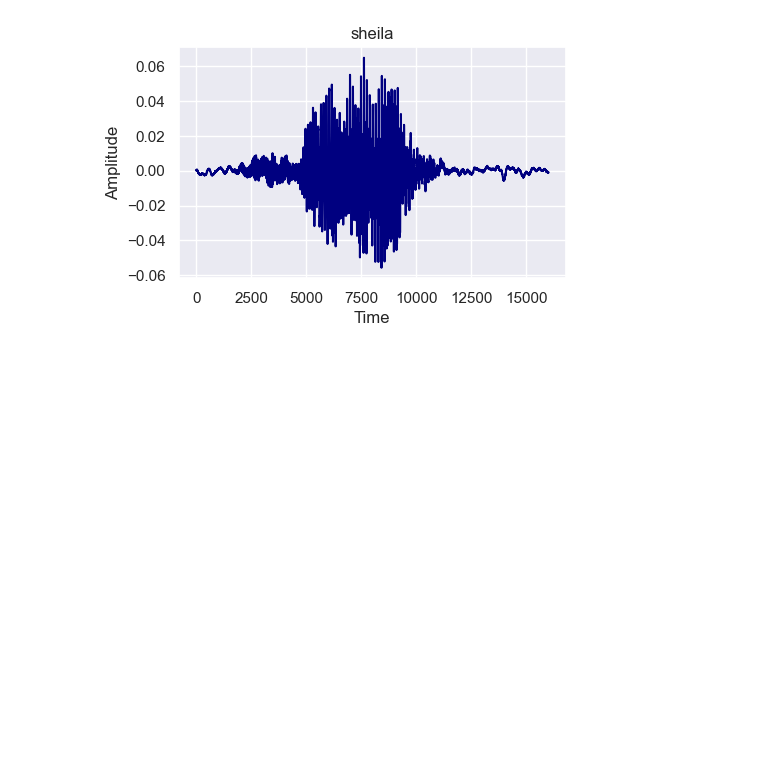
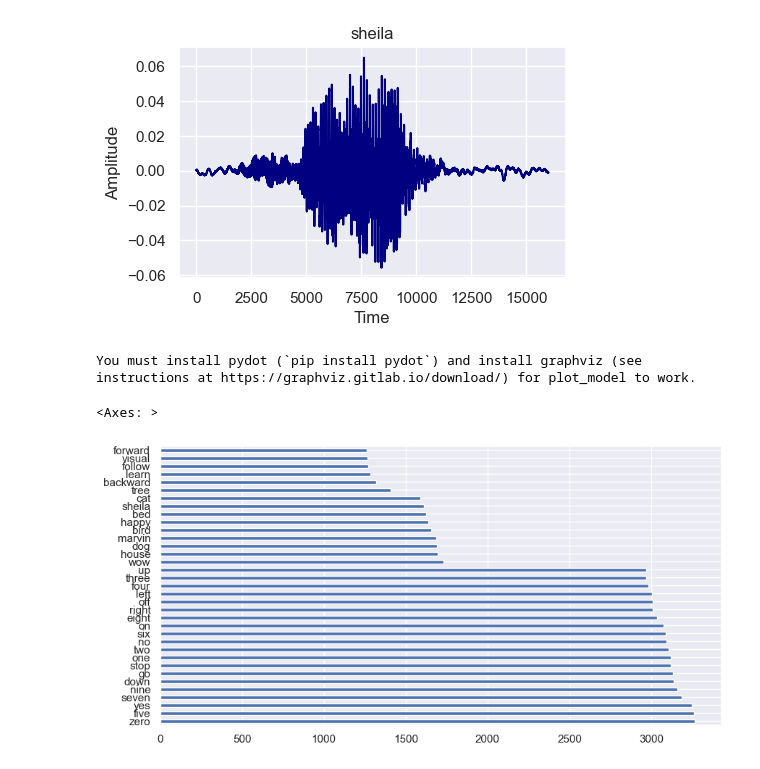
Before and after one commit to aidinattar/AudioKWS, a Jupyter notebook: sequential_model/plot.ipynb, the cells around one changed output. Saved outputs shown, nothing was run; the diff lists cells and outputs as text; code cells hidden in the pictures; blank space fills up the shorter version.

```diff
--- a/sequential_model/plot.ipynb
+++ b/sequential_model/plot.ipynb
@@ -101,3 +107,27 @@ x_pitch = pitch_shift(X[0], 10, pitch_factor=1.5)
 single_plot(x_pitch, y[0], figsize=(5, 3))
 # %% [output]
 [figure]
+# %%
+import tensorflow as tf
+input = tf.keras.Input(shape=(100,), dtype='int32', name='input')
+x = tf.keras.layers.Embedding(
+    output_dim=512, input_dim=10000, input_length=100)(input)
+x = tf.keras.layers.LSTM(32)(x)
+x = tf.keras.layers.Dense(64, activation='relu')(x)
+x = tf.keras.layers.Dense(64, activation='relu')(x)
+x = tf.keras.layers.Dense(64, activation='relu')(x)
+output = tf.keras.layers.Dense(1, activation='sigmoid', name='output')(x)
+model = tf.keras.Model(inputs=[input], outputs=[output])
+dot_img_file = '/tmp/model_1.png'
+tf.keras.utils.plot_model(model, to_file=dot_img_file, show_shapes=True)
+# %% [output]
+You must install pydot (`pip install pydot`) and install graphviz (see instructions at https://graphviz.gitlab.io/download/) for plot_model to work.
+# %%
+y = np.loadtxt('waveform_ds/y_train.txt', dtype=str)
+import pandas as pd
+
+y = pd.Series(y)
+y.value_counts().plot(kind='barh', figsize=(10, 5))
+# %% [output]
+<Axes: >
+[figure, added]
```
Also changed, not shown: parts of 4 cells of this notebook, 4 other files.
